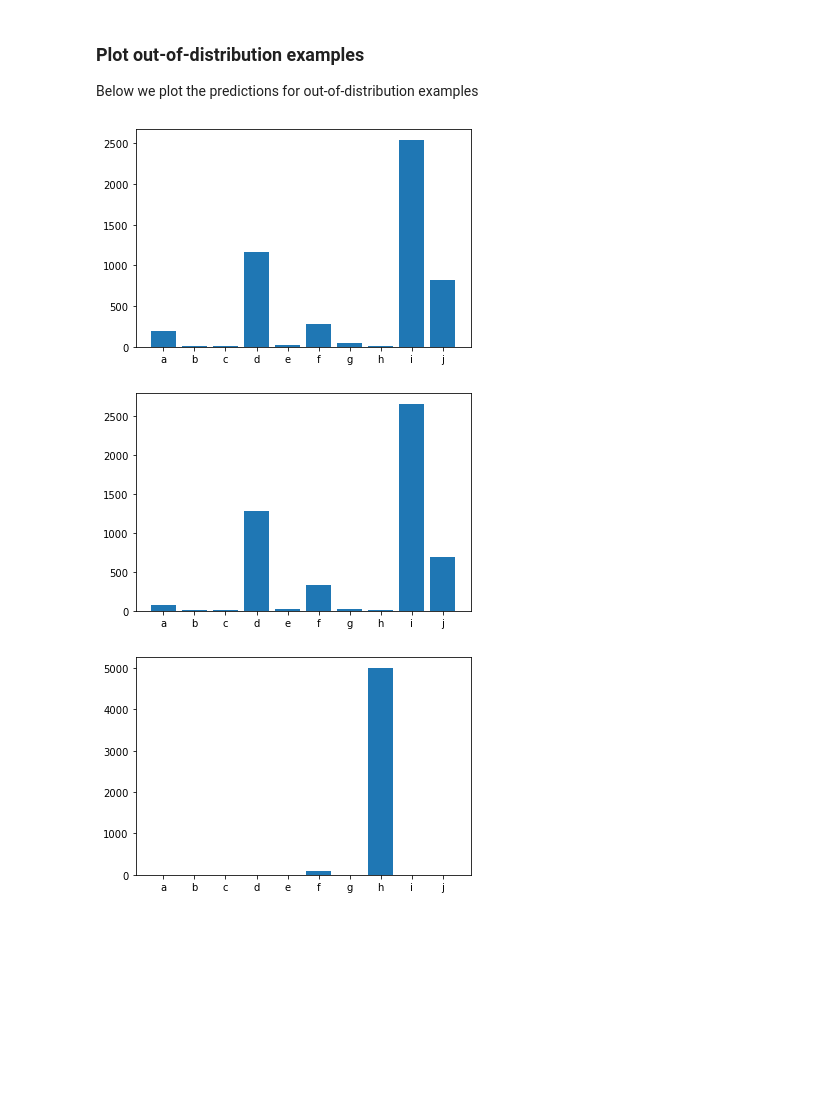
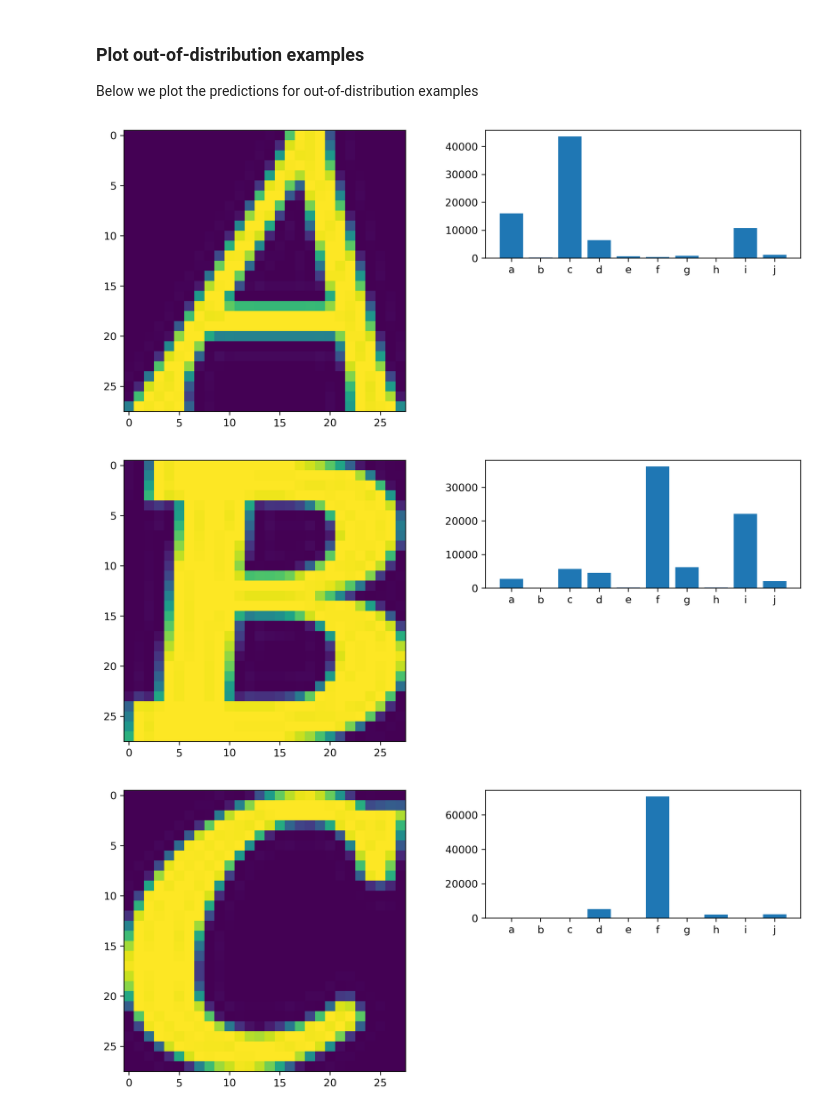
Before and after one commit to sacktock/SGHMC, a Jupyter notebook: bnn/demo.ipynb, the cells around one changed output. Drawn from its saved outputs; the diff is of its cells as text; code cells hidden in the pictures; blank space fills up the shorter version.

```diff
--- a/bnn/demo.ipynb
+++ b/bnn/demo.ipynb
@@ -28,6 +28,8 @@ import pyro.distributions as dist
 from kernel.sghmc import SGHMC
 
 pyro.set_rng_seed(101)
+
+plt.rcParams['figure.dpi'] = 300
 # %%
 # Simple dataset wrapper class
 
@@ -89,3 +91,16 @@ x_letters = np.array([np.array(Image.open("data/not-mnist/%s.png"%(l)))
                          for l in letters]).astype(np.float32)# loads letters data
 x_letters /= np.max(x_letters, axis=(1,2), keepdims=True)# normalise
 x_letters = torch.from_numpy(x_letters)
+
+plt.figure(figsize=(14,6))
+
+for iplot,i in enumerate([0,1,2,3,4]):
+    plt.subplot(2,5,iplot+1)
+    plt.imshow(x_letters[i].numpy())
+
+for iplot,i in enumerate([5,6,7,8,9]):
+    plt.subplot(2,5,iplot+6)
+    plt.imshow(x_letters[i].numpy())
+
+plt.title(letters[i])
+plt.show()
@@ -126,9 +143,9 @@ class BNN(pyro.nn.PyroModule):
 
 We run SGHMC to sample approximately from the posterior distribution.
 # %%
-LR = 8e-6
-MOMENTUM_DECAY = 0.1
-RESAMPLE_EVERY_N = 100
+LR = 2e-6
+MOMENTUM_DECAY = 0.01
+RESAMPLE_EVERY_N = 0
 NUM_STEPS = 1
 
 pyro.clear_param_store()
@@ -216,11 +233,15 @@ Epoch [11/50] test accuracy: 0.9424 time: 6.52
 
 Below we plot the predictions for out-of-distribution examples
 # %%
-for letter_predictive in full_letter_predictive:
+for iplot, letter_predictive in enumerate(full_letter_predictive):
     posterior_dist = letter_predictive.to(torch.int64).numpy()
+    plt.figure(figsize=(12,5))
+    plt.subplot(1,2,1)
+    plt.imshow(x_letters[iplot].numpy())
+    plt.subplot(2,2,2)
     plt.bar(letters, posterior_dist)
     plt.show()
 # %% [output]
-[figure, old version]
+[figure, new version]
-[figure, old version]
+[figure, new version]
-[figure, old version]
+[figure, new version]
```
Also changed, not shown: parts of 3 cells of this notebook, 34 other files.
